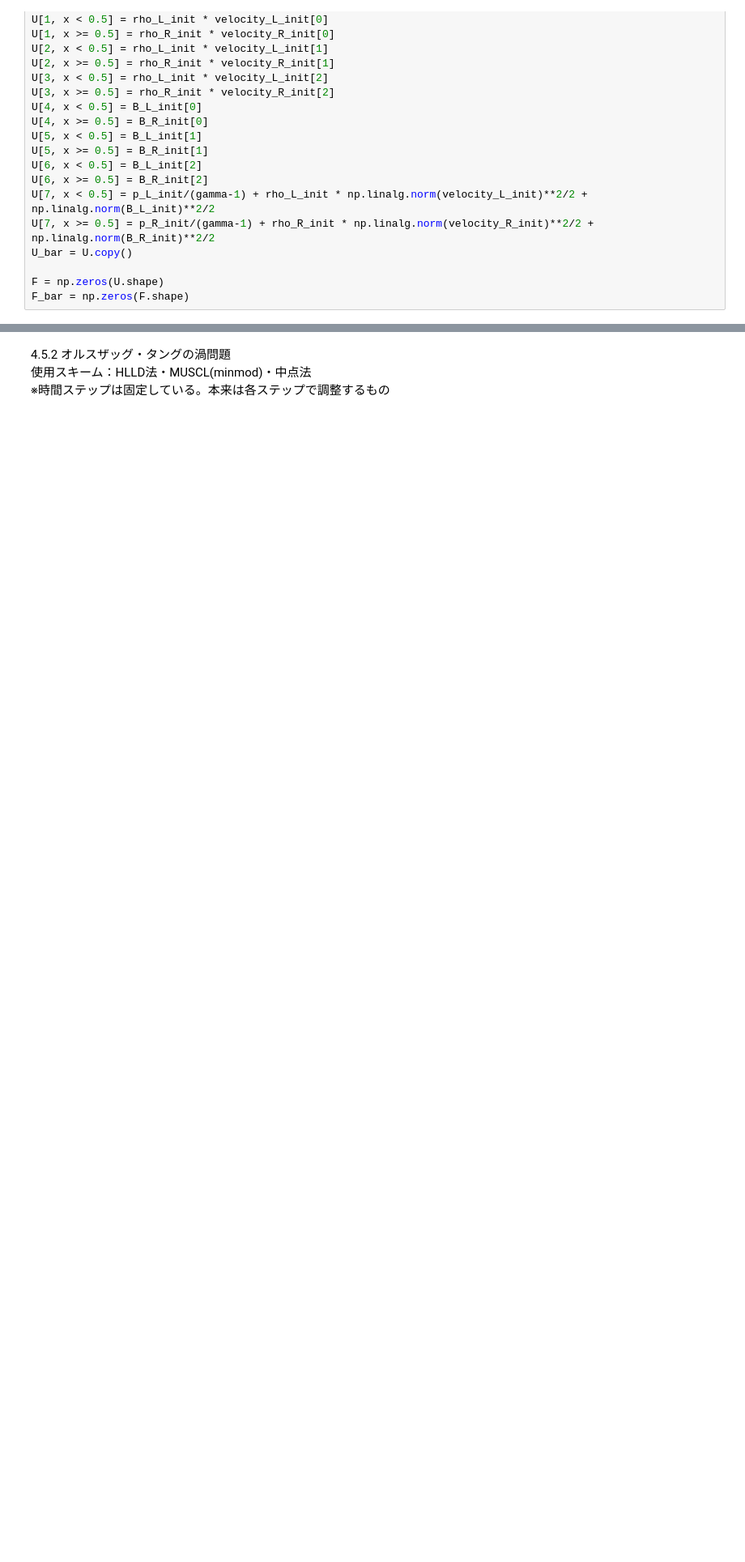
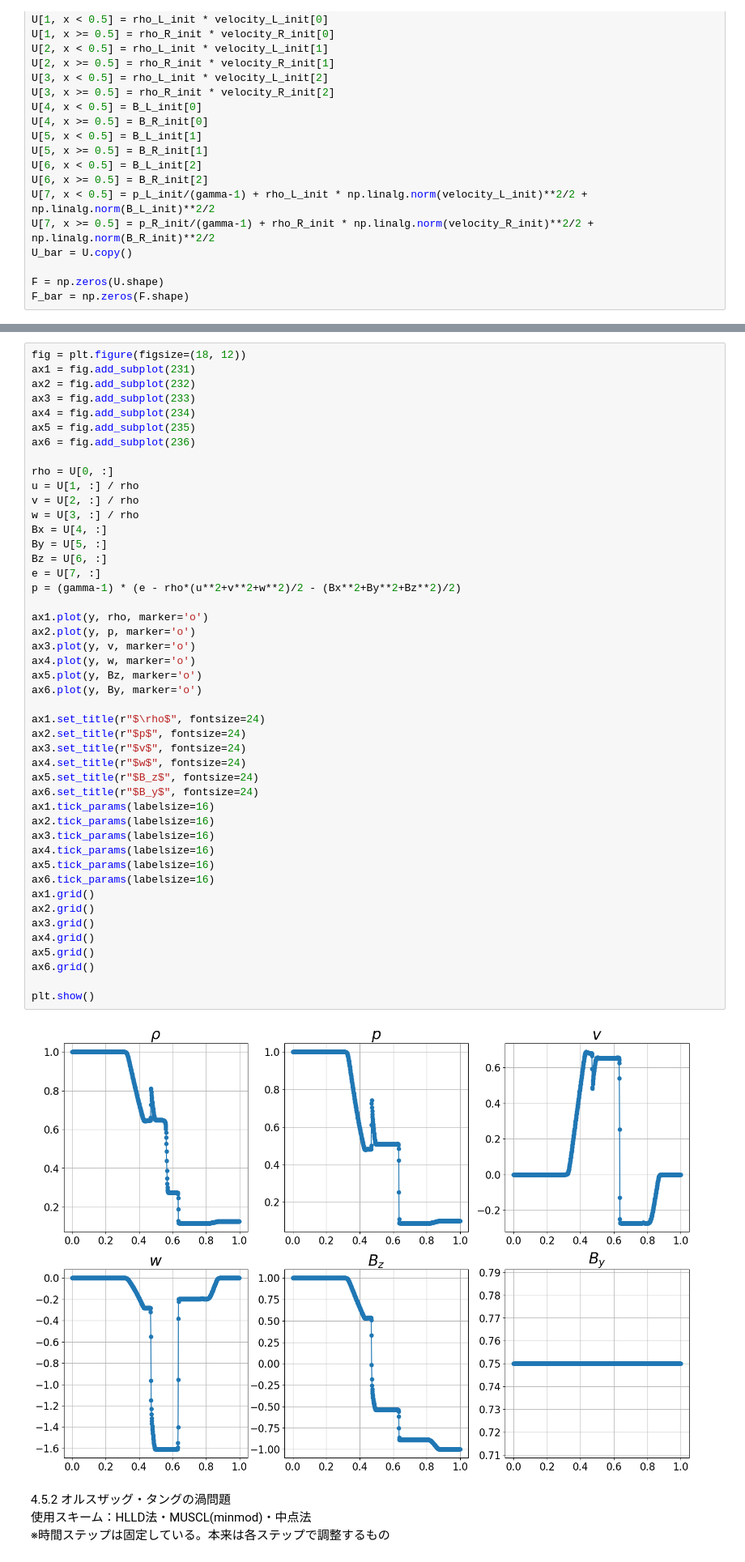
Before and after one commit to Keita-A/RadiativeMHD-simulation, a Jupyter notebook: chap4.ipynb, the cells around one changed output, grey strips where cells are left out. Shown at 81% size. Cells and saved outputs as stored; diff of their text form; blank space fills up the shorter version.

```diff
--- a/chap4.ipynb
+++ b/chap4.ipynb
@@ -236,3 +355,51 @@ plt.show()
+# %%
+fig = plt.figure(figsize=(18, 12))
+ax1 = fig.add_subplot(231)
+ax2 = fig.add_subplot(232)
+ax3 = fig.add_subplot(233)
+ax4 = fig.add_subplot(234)
+ax5 = fig.add_subplot(235)
+ax6 = fig.add_subplot(236)
+
+rho = U[0, :]
+u = U[1, :] / rho
+v = U[2, :] / rho
+w = U[3, :] / rho
+Bx = U[4, :]
+By = U[5, :]
+Bz = U[6, :]
+e = U[7, :]
+p = (gamma-1) * (e - rho*(u**2+v**2+w**2)/2 - (Bx**2+By**2+Bz**2)/2)
+
+ax1.plot(y, rho, marker='o')
+ax2.plot(y, p, marker='o')
+ax3.plot(y, v, marker='o')
+ax4.plot(y, w, marker='o')
+ax5.plot(y, Bz, marker='o')
+ax6.plot(y, By, marker='o')
+
+ax1.set_title(r"$\rho$", fontsize=24)
+ax2.set_title(r"$p$", fontsize=24)
+ax3.set_title(r"$v$", fontsize=24)
+ax4.set_title(r"$w$", fontsize=24)
+ax5.set_title(r"$B_z$", fontsize=24)
+ax6.set_title(r"$B_y$", fontsize=24)
+ax1.tick_params(labelsize=16)
+ax2.tick_params(labelsize=16)
+ax3.tick_params(labelsize=16)
+ax4.tick_params(labelsize=16)
+ax5.tick_params(labelsize=16)
+ax6.tick_params(labelsize=16)
+ax1.grid()
+ax2.grid()
+ax3.grid()
+ax4.grid()
+ax5.grid()
+ax6.grid()
+
+plt.show()
+# %% [output]
+[figure, added]
 # %% [markdown]
 4.5.2 オルスザッグ・タングの渦問題 \
 使用スキーム：HLLD法・MUSCL(minmod)・中点法 \
```
Also changed, not shown: parts of 8 cells of this notebook.
